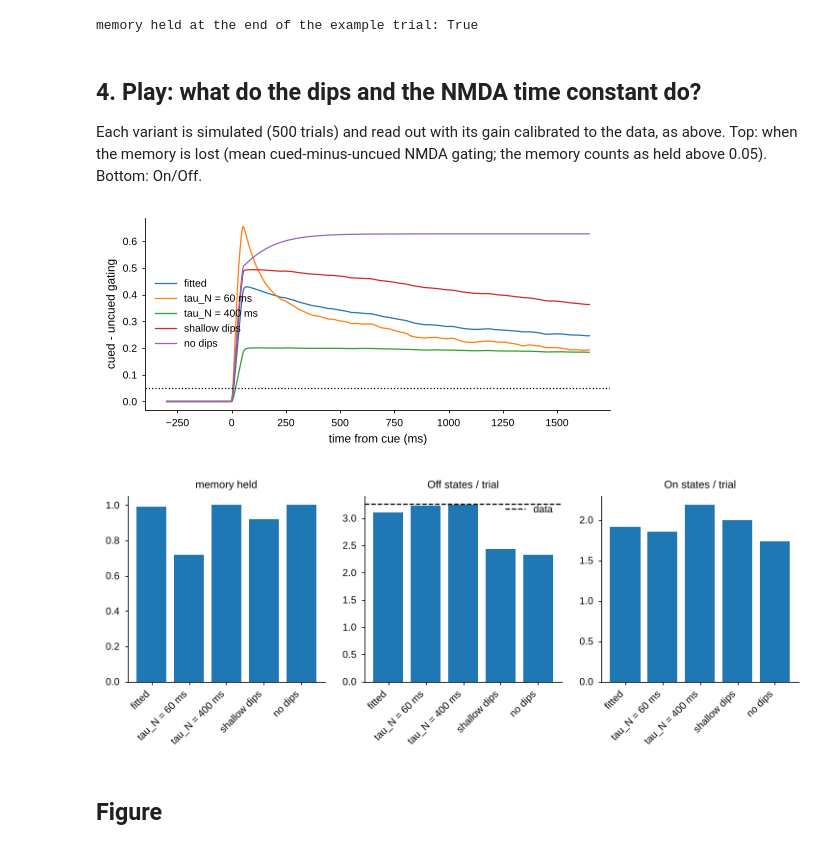
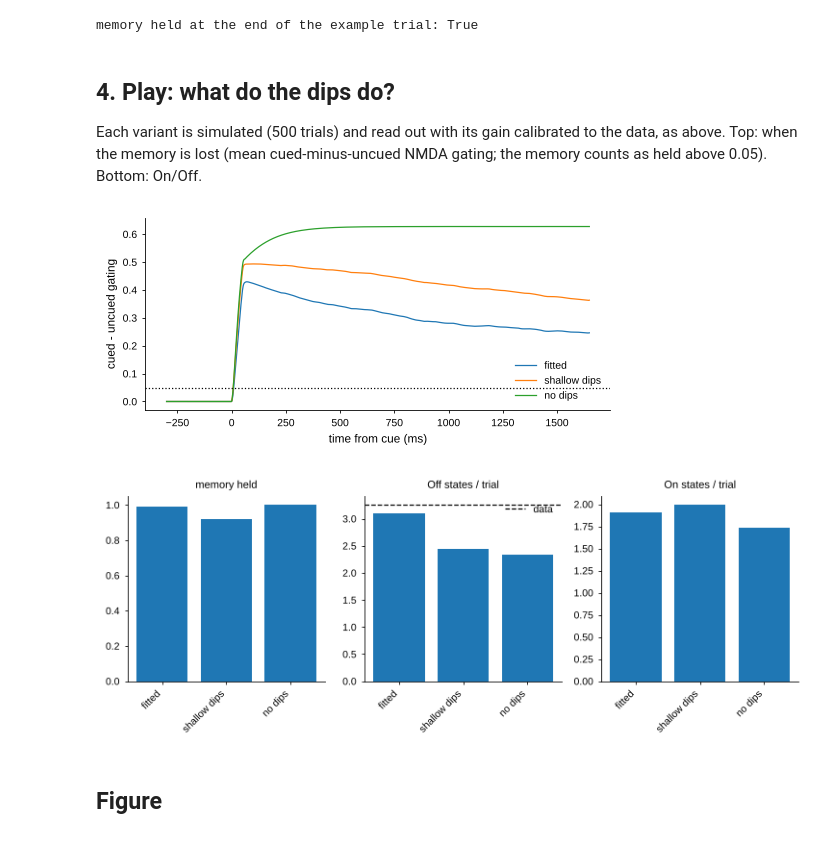
Before and after one commit to jmourabarbosa/nmda-intermitent, a Jupyter notebook: figure_notebooks/fig1.ipynb, the cells around one changed output. Cells and saved outputs as stored; diff of their text form; code cells hidden in the pictures.

```diff
--- a/figure_notebooks/fig1.ipynb
+++ b/figure_notebooks/fig1.ipynb
@@ -92,26 +92,25 @@ print('memory held at the end of the example trial:', ratemodel.memory_correct(s
 # %% [output]
 memory held at the end of the example trial: True
 # %% [markdown]
-## 4. Play: what do the dips and the NMDA time constant do?
+## 4. Play: what do the dips do?
 Each variant is simulated (500 trials) and read out with its gain calibrated to the data, as above. Top: when
 the memory is lost (mean cued-minus-uncued NMDA gating; the memory counts as held above 0.05). Bottom: On/Off.
 # %%
-VARIANTS = {'fitted': P, 'tau_N = 60 ms': {**P, 'tau_N': 60}, 'tau_N = 400 ms': {**P, 'tau_N': 400},
-            'shallow dips': {**P, 'dip_depth': 0.3}, 'no dips': {**P, 'dip_depth': 0.0}}
+VARIANTS = {'fitted': P, 'shallow dips': {**P, 'dip_depth': 0.3}, 'no dips': {**P, 'dip_depth': 0.0}}
 play = {name: readout.evaluate(p, ses, n_trials=500, seed=SEED, sets=('all',)) for name, p in VARIANTS.items()}
 plt.figure(figsize=(6, 2.5))
 for name, o in play.items():
     plt.plot(o['sim']['t'], ratemodel.memory_trace(o['sim']).mean(0), label=name)
 plt.axhline(0.05, color='k', ls=':'); plt.xlabel('time from cue (ms)'); plt.ylabel('cued - uncued gating'); plt.legend()
 _, ax = plt.subplots(1, 3, figsize=(9, 2.5))
 for a, (lab, f) in zip(ax, (('memory held', lambda o: o['mem']), ('Off states / trial', lambda o: o['sets']['all']['n_off']),
                             ('On states / trial', lambda o: o['sets']['all']['n_on']))):
     a.bar(range(len(play)), [f(o) for o in play.values()]); a.set_title(lab)
     a.set_xticks(range(len(play)), list(play), rotation=45, ha='right')
 ax[1].axhline(ses['all']['off_per_trial'].mean(), color='k', ls='--', label='data'); ax[1].legend();
 # %% [output]
-[figure, old version]
+[figure, new version]
-[figure, old version]
+[figure, new version]
 # %% [markdown]
 ## Figure
 # %%
```
Also changed, not shown: parts of 1 cell of this notebook, 3 other files.
